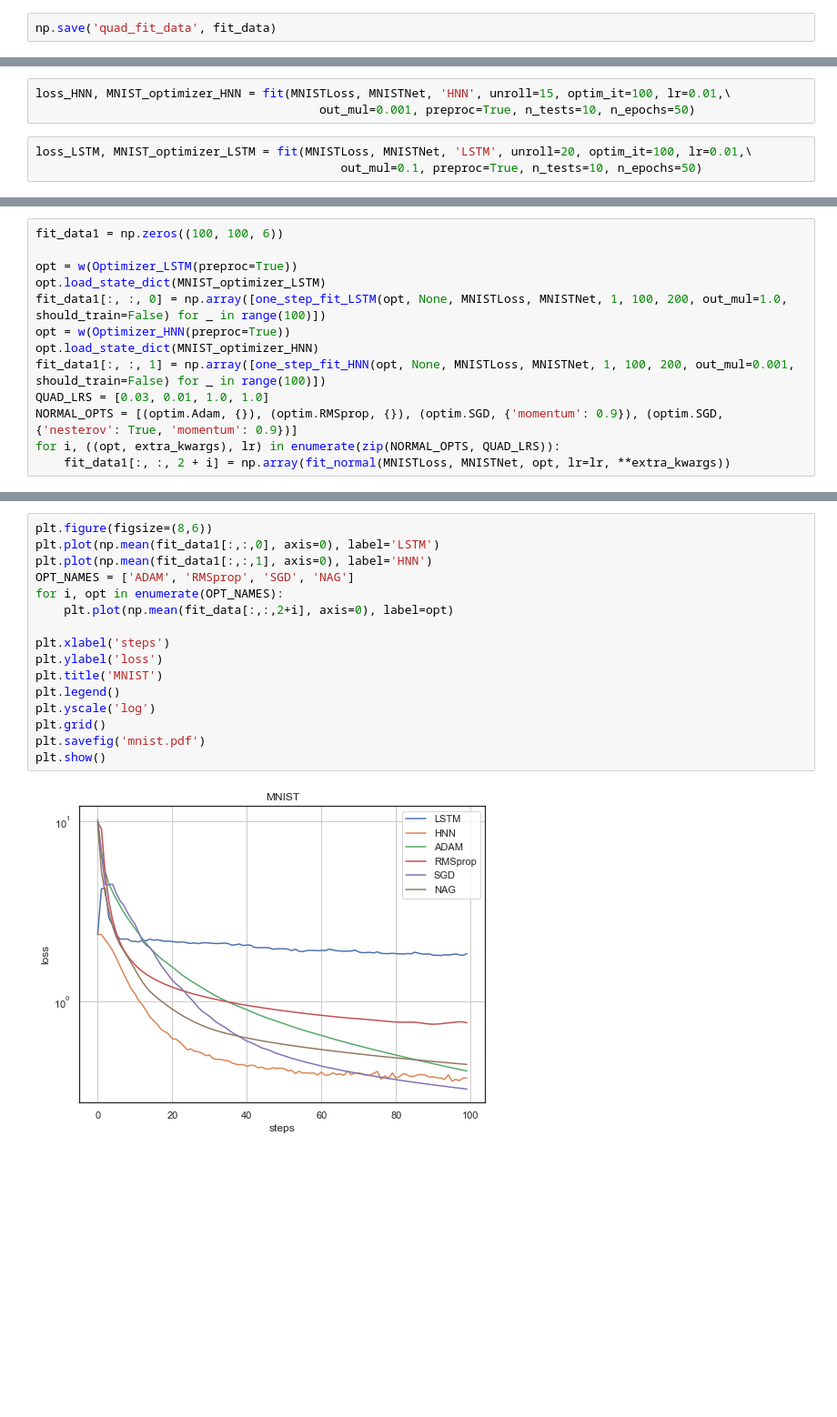
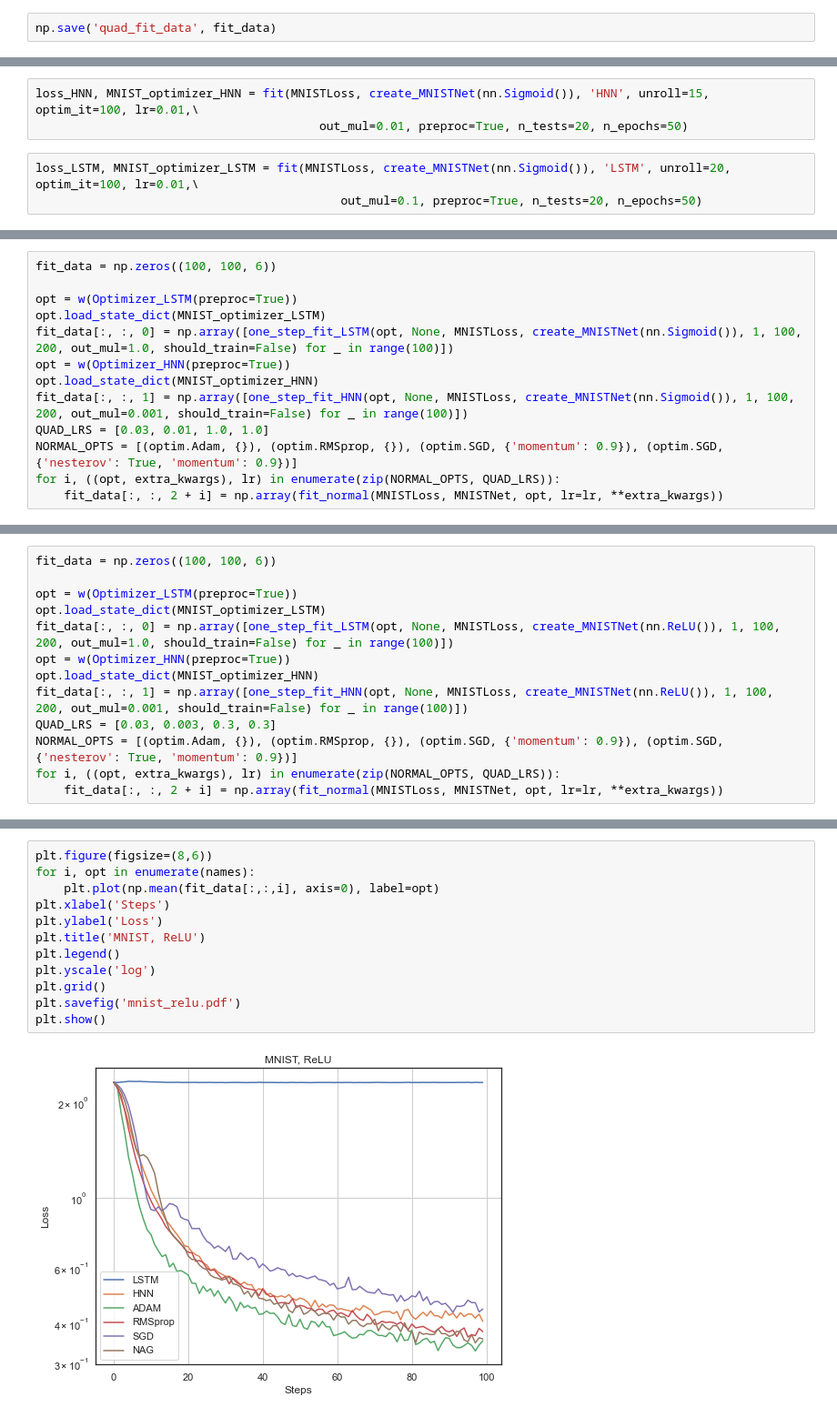
Before and after one commit to AfoninAndrei/OPT-ML, a Jupyter notebook: main.ipynb, the cells around one changed output, grey strips where cells are left out. Shown at 91% size. Cells and saved outputs as stored; diff of their text form; blank space fills up the shorter version.

```diff
--- a/main.ipynb
+++ b/main.ipynb
@@ -118,9 +179,9 @@ print(best_loss, best_lr, best_out_mul)
 # %%
-loss_HNN, MNIST_optimizer_HNN = fit(MNISTLoss, MNISTNet, 'HNN', unroll=15, optim_it=100, lr=0.01,\
-                                        out_mul=0.001, preproc=True, n_tests=10, n_epochs=50)
+loss_HNN, MNIST_optimizer_HNN = fit(MNISTLoss, create_MNISTNet(nn.Sigmoid()), 'HNN', unroll=15, optim_it=100, lr=0.01,\
+                                        out_mul=0.01, preproc=True, n_tests=20, n_epochs=50)
 # %%
-loss_LSTM, MNIST_optimizer_LSTM = fit(MNISTLoss, MNISTNet, 'LSTM', unroll=20, optim_it=100, lr=0.01,\
-                                           out_mul=0.1, preproc=True, n_tests=10, n_epochs=50)
+loss_LSTM, MNIST_optimizer_LSTM = fit(MNISTLoss, create_MNISTNet(nn.Sigmoid()), 'LSTM', unroll=20, optim_it=100, lr=0.01,\
+                                           out_mul=0.1, preproc=True, n_tests=20, n_epochs=50)
 # %%
 print('Best loss of LSTM = ', loss_LSTM)
 print('Best loss of HNN = ', loss_HNN)
@@ -127,14 +197,14 @@ print('Best loss of HNN = ', loss_HNN)
 # %%
-fit_data1 = np.zeros((100, 100, 6))
+fit_data = np.zeros((100, 100, 6))
 
 opt = w(Optimizer_LSTM(preproc=True))
 opt.load_state_dict(MNIST_optimizer_LSTM)
-fit_data1[:, :, 0] = np.array([one_step_fit_LSTM(opt, None, MNISTLoss, MNISTNet, 1, 100, 200, out_mul=1.0, should_train=False) for _ in range(100)])
+fit_data[:, :, 0] = np.array([one_step_fit_LSTM(opt, None, MNISTLoss, create_MNISTNet(nn.Sigmoid()), 1, 100, 200, out_mul=1.0, should_train=False) for _ in range(100)])
 opt = w(Optimizer_HNN(preproc=True))
 opt.load_state_dict(MNIST_optimizer_HNN)
-fit_data1[:, :, 1] = np.array([one_step_fit_HNN(opt, None, MNISTLoss, MNISTNet, 1, 100, 200, out_mul=0.001, should_train=False) for _ in range(100)])
+fit_data[:, :, 1] = np.array([one_step_fit_HNN(opt, None, MNISTLoss, create_MNISTNet(nn.Sigmoid()), 1, 100, 200, out_mul=0.001, should_train=False) for _ in range(100)])
 QUAD_LRS = [0.03, 0.01, 1.0, 1.0]
 NORMAL_OPTS = [(optim.Adam, {}), (optim.RMSprop, {}), (optim.SGD, {'momentum': 0.9}), (optim.SGD, {'nesterov': True, 'momentum': 0.9})]
 for i, ((opt, extra_kwargs), lr) in enumerate(zip(NORMAL_OPTS, QUAD_LRS)):
-    fit_data1[:, :, 2 + i] = np.array(fit_normal(MNISTLoss, MNISTNet, opt, lr=lr, **extra_kwargs))
+    fit_data[:, :, 2 + i] = np.array(fit_normal(MNISTLoss, MNISTNet, opt, lr=lr, **extra_kwargs))
 # %%
@@ -157,0 +245,13 @@ plt.show()
+# %%
+fit_data = np.zeros((100, 100, 6))
+
+opt = w(Optimizer_LSTM(preproc=True))
+opt.load_state_dict(MNIST_optimizer_LSTM)
+fit_data[:, :, 0] = np.array([one_step_fit_LSTM(opt, None, MNISTLoss, create_MNISTNet(nn.ReLU()), 1, 100, 200, out_mul=1.0, should_train=False) for _ in range(100)])
+opt = w(Optimizer_HNN(preproc=True))
+opt.load_state_dict(MNIST_optimizer_HNN)
+fit_data[:, :, 1] = np.array([one_step_fit_HNN(opt, None, MNISTLoss, create_MNISTNet(nn.ReLU()), 1, 100, 200, out_mul=0.001, should_train=False) for _ in range(100)])
+QUAD_LRS = [0.03, 0.003, 0.3, 0.3]
+NORMAL_OPTS = [(optim.Adam, {}), (optim.RMSprop, {}), (optim.SGD, {'momentum': 0.9}), (optim.SGD, {'nesterov': True, 'momentum': 0.9})]
+for i, ((opt, extra_kwargs), lr) in enumerate(zip(NORMAL_OPTS, QUAD_LRS)):
+    fit_data[:, :, 2 + i] = np.array(fit_normal(MNISTLoss, MNISTNet, opt, lr=lr, **extra_kwargs))
@@ -169,18 +271,14 @@ NAG: 0.32
 # %%
 plt.figure(figsize=(8,6))
-plt.plot(np.mean(fit_data1[:,:,0], axis=0), label='LSTM')
-plt.plot(np.mean(fit_data1[:,:,1], axis=0), label='HNN')
-OPT_NAMES = ['ADAM', 'RMSprop', 'SGD', 'NAG']
-for i, opt in enumerate(OPT_NAMES):
-    plt.plot(np.mean(fit_data[:,:,2+i], axis=0), label=opt)
-
-plt.xlabel('steps')
-plt.ylabel('loss')
-plt.title('MNIST')
+for i, opt in enumerate(names):
+    plt.plot(np.mean(fit_data[:,:,i], axis=0), label=opt)
+plt.xlabel('Steps')
+plt.ylabel('Loss')
+plt.title('MNIST, ReLU')
 plt.legend()
 plt.yscale('log')
 plt.grid()
-plt.savefig('mnist.pdf')
+plt.savefig('mnist_relu.pdf')
 plt.show()
 # %% [output]
-[figure, old version]
+[figure, new version]
```
Also changed, not shown: parts of 37 cells of this notebook, 8 other files.
